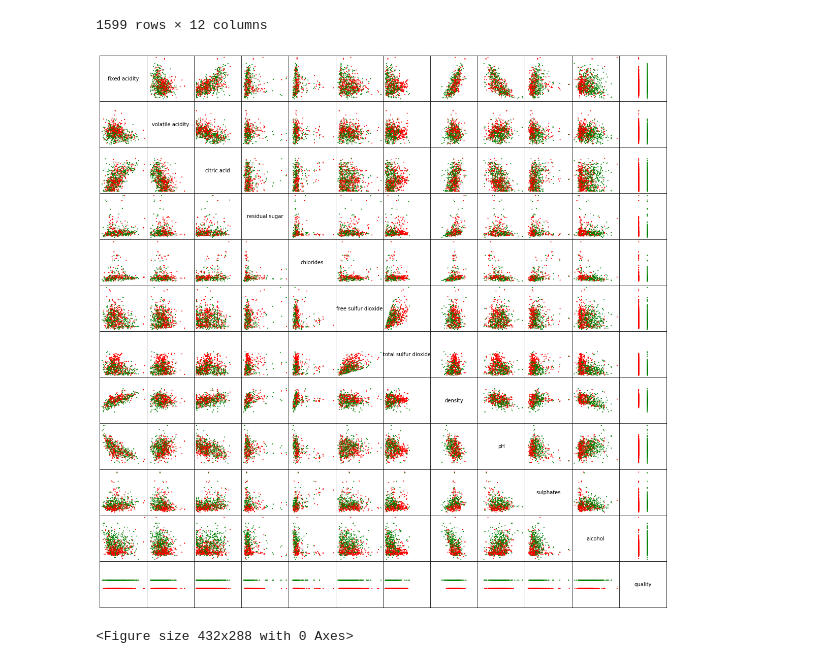
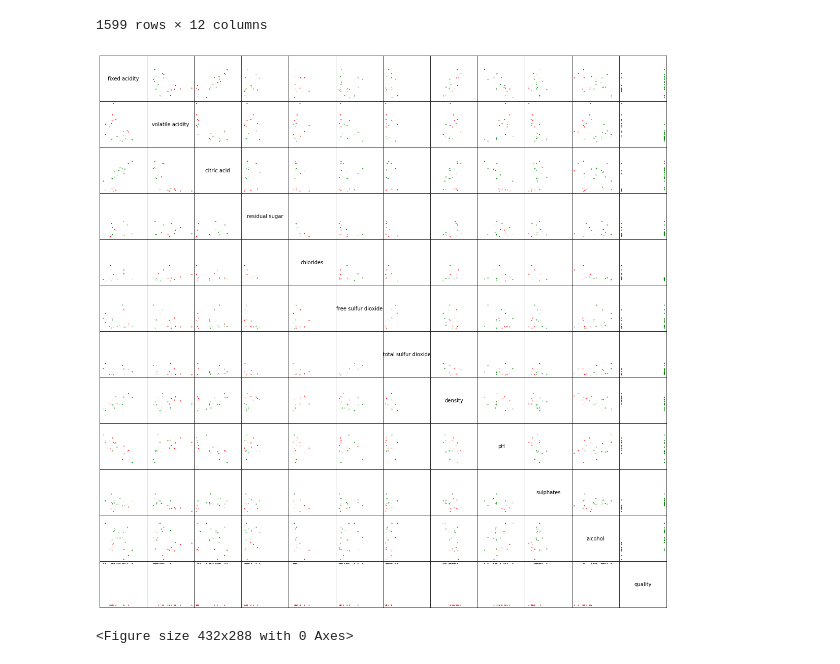
Before and after one commit to etugoluk/ft_sommelier, a Jupyter notebook: ft_sommelier.ipynb, the cells around one changed output. Saved outputs shown, nothing was run; the diff lists cells and outputs as text; code cells hidden in the pictures.

Commit message:
Change threshold params in plot_scatter_matrix function

```diff
--- a/ft_sommelier.ipynb
+++ b/ft_sommelier.ipynb
@@ -34,34 +34,34 @@ def plot_scatter_matrix(wine_data, good_threshold, bad_threshold, save_plot=Fals
   numvars, numdata = wine_data.shape
 
   fig, axes = plt.subplots(nrows=numdata, ncols=numdata, figsize=(20, 20))
   fig.subplots_adjust(hspace=0, wspace=0)
 
   for ax in axes.flat:
     ax.xaxis.set_visible(False)
     ax.yaxis.set_visible(False)
 
-  color_func = lambda x: 'green' if x == 6 else ('red' if x == 5 else 'white')
+  color_func = lambda x: 'green' if x == good_threshold else ('red' if x == bad_threshold else 'white')
   colors = [color_func(wine_data.iloc[x, 11]) for x in range(numvars)];
 
   for i in range(numdata):
     for j in range(numdata):
       if (i != j):
           axes[i, j].scatter(wine_data.iloc[:, j], wine_data.iloc[:, i], s=1, c=colors)
 
   names = list(wine_data.columns)
   for i, label in enumerate(names):
     axes[i,i].annotate(label, (0.5, 0.5), ha='center', va='center')
 
   plt.show()
 
   for ax in axes.flat:
     ax.xaxis.set_visible(True)
     ax.yaxis.set_visible(True)
 
   if save_plot:
     plt.savefig('plot_scatter_matrix.png')
 
-plot_scatter_matrix(df, 6, 5, True)
+plot_scatter_matrix(df, 8, 3, True)
 # %% [output]
-[figure, old version]
+[figure, new version]
 <Figure size 432x288 with 0 Axes>
```
